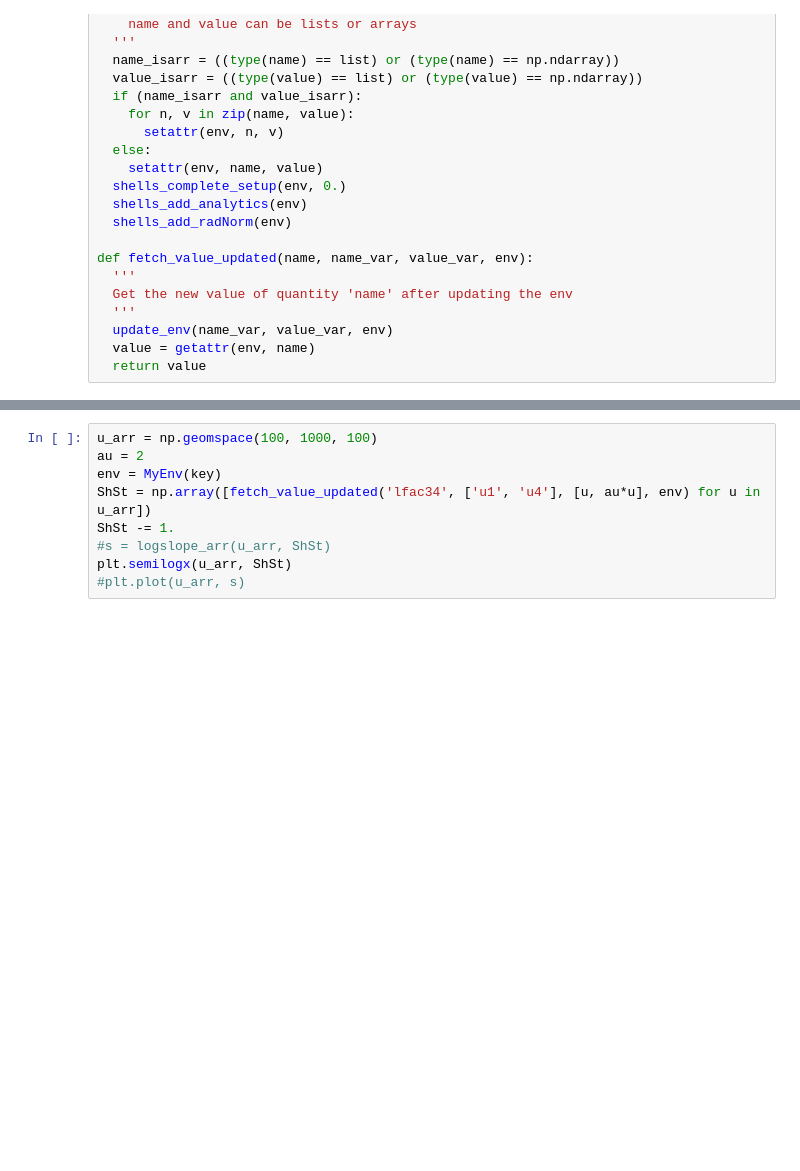
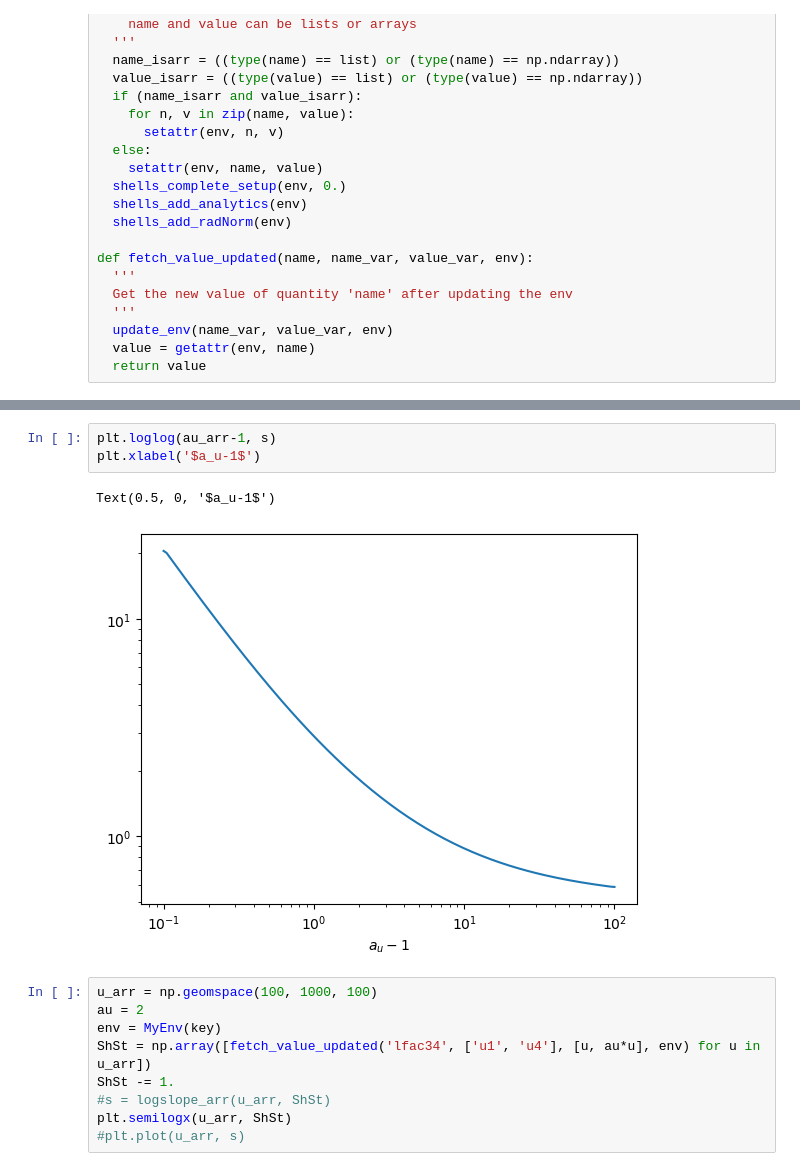
Before and after one commit to ACharletENSL/GAMMA_MWN, a Jupyter notebook: bin/Tools/project_v2/testing.ipynb, the cells around one changed output, grey strips where cells are left out. Saved outputs shown, nothing was run; the diff lists cells and outputs as text; blank space fills up the shorter version.

```diff
--- a/bin/Tools/project_v2/testing.ipynb
+++ b/bin/Tools/project_v2/testing.ipynb
@@ -74,3 +77,9 @@ plt.loglog(au_arr, s)
+# %%
+plt.loglog(au_arr-1, s)
+plt.xlabel('$a_u-1$')
+# %% [output]
+Text(0.5, 0, '$a_u-1$')
+[figure, added]
 # %%
 u_arr = np.geomspace(100, 1000, 100)
 au = 2
```
Also changed, not shown: parts of 2 cells of this notebook, 4 other files.
